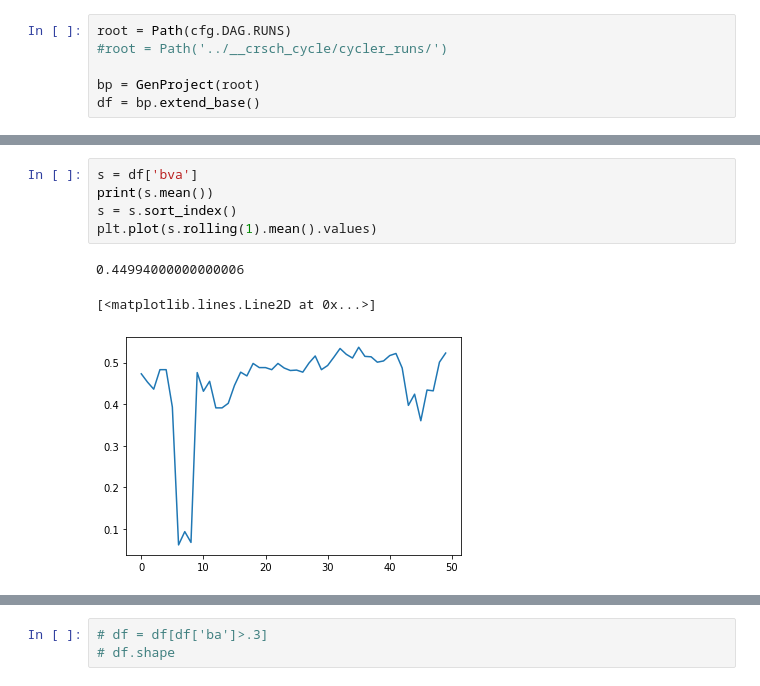
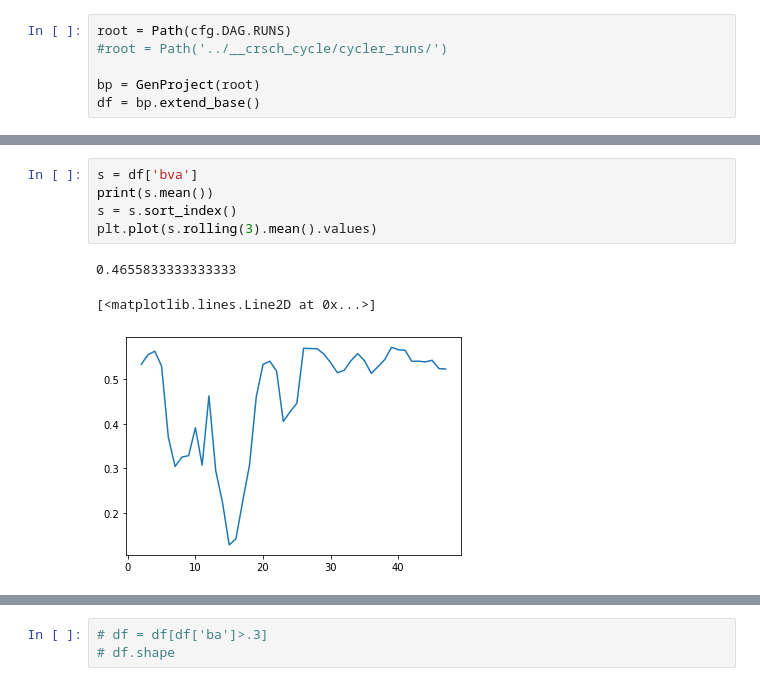
Before and after one commit to bakeryproducts/dHPO, a Jupyter notebook: gen_exp.ipynb, the cells around one changed output, grey strips where cells are left out. Drawn from its saved outputs; the diff is of its cells as text.

```diff
--- a/gen_exp.ipynb
+++ b/gen_exp.ipynb
@@ -187,12 +187,12 @@ df.drop(['name'], axis=1).sort_values('bva', ascending=False).head(10)
 # %%
 s = df['bva']
 print(s.mean())
 s = s.sort_index()
-plt.plot(s.rolling(1).mean().values)
+plt.plot(s.rolling(3).mean().values)
 # %% [output]
-0.44994000000000006
+0.4655833333333333
 [<matplotlib.lines.Line2D at 0x...>]
-[figure, old version]
+[figure, new version]
 # %%
 df['tt'].sum()
 # %% [output]
```
Also changed, not shown: parts of 7 cells of this notebook, 9 other files.
